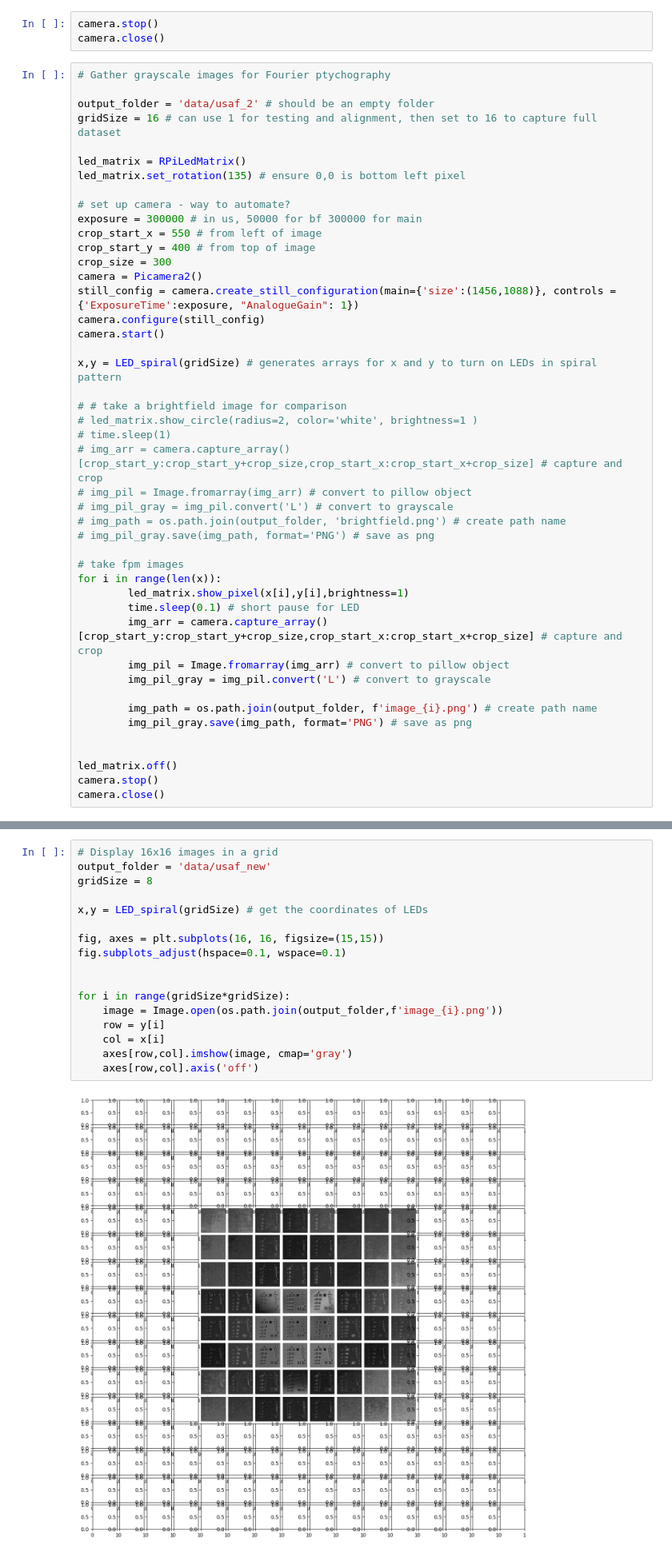
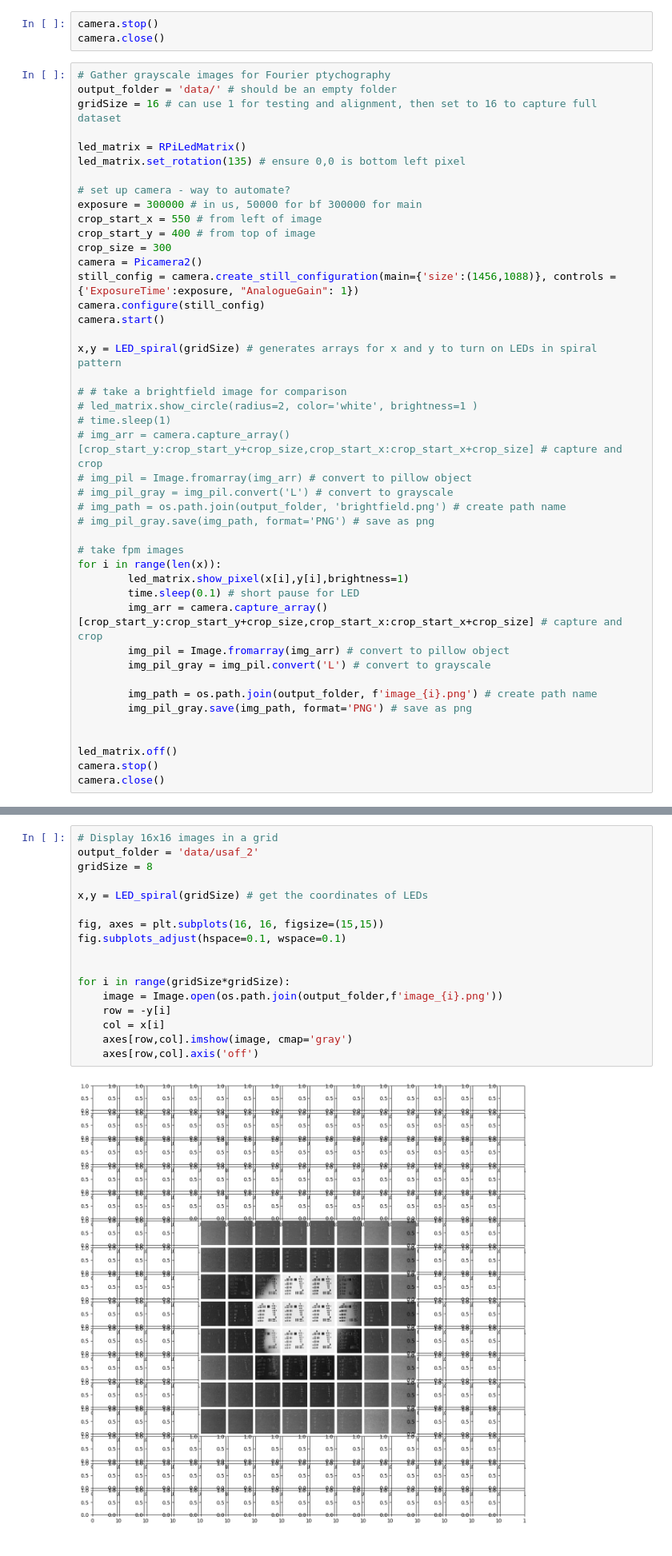
Before and after one commit to willtaylor072/Will_Taylor_FPM_4YP-main, a Jupyter notebook: gather_data.ipynb, the cells around one changed output, grey strips where cells are left out. Shown: that part at 80% size. Drawn from its saved outputs; the diff is of its cells as text.

```diff
--- a/gather_data.ipynb
+++ b/gather_data.ipynb
@@ -155,8 +89,7 @@ camera.stop()
 camera.close()
 # %%
 # Gather grayscale images for Fourier ptychography
-
-output_folder = 'data/usaf_2' # should be an empty folder
+output_folder = 'data/' # should be an empty folder
 gridSize = 16 # can use 1 for testing and alignment, then set to 16 to capture full dataset
 
 led_matrix = RPiLedMatrix()
@@ -204,19 +136,19 @@ camera.close()
 # %%
 # Display 16x16 images in a grid
-output_folder = 'data/usaf_new'
+output_folder = 'data/usaf_2'
 gridSize = 8
 
 x,y = LED_spiral(gridSize) # get the coordinates of LEDs
 
 fig, axes = plt.subplots(16, 16, figsize=(15,15))
 fig.subplots_adjust(hspace=0.1, wspace=0.1)
 
 
 for i in range(gridSize*gridSize):
     image = Image.open(os.path.join(output_folder,f'image_{i}.png'))
-    row = y[i]
+    row = -y[i]
     col = x[i]
     axes[row,col].imshow(image, cmap='gray')
     axes[row,col].axis('off')
 # %% [output]
-[figure, old version]
+[figure, new version]
```
Also changed, not shown: parts of 2 cells of this notebook, 23 other files.
